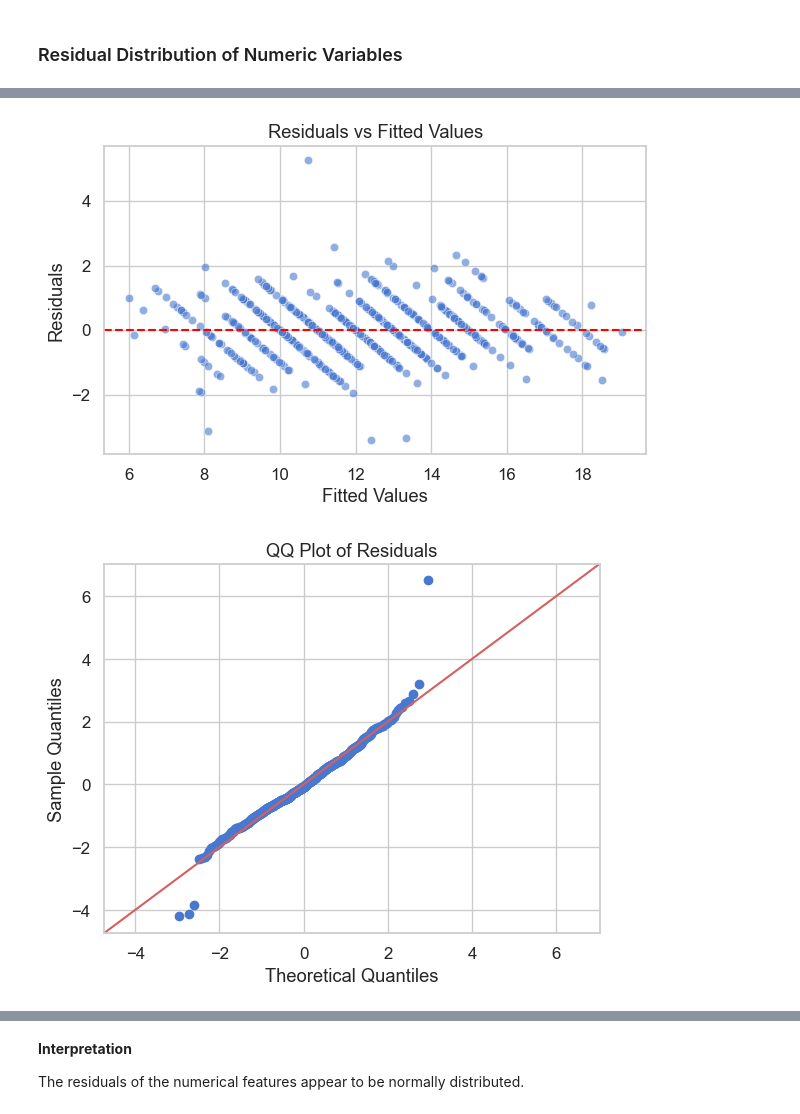
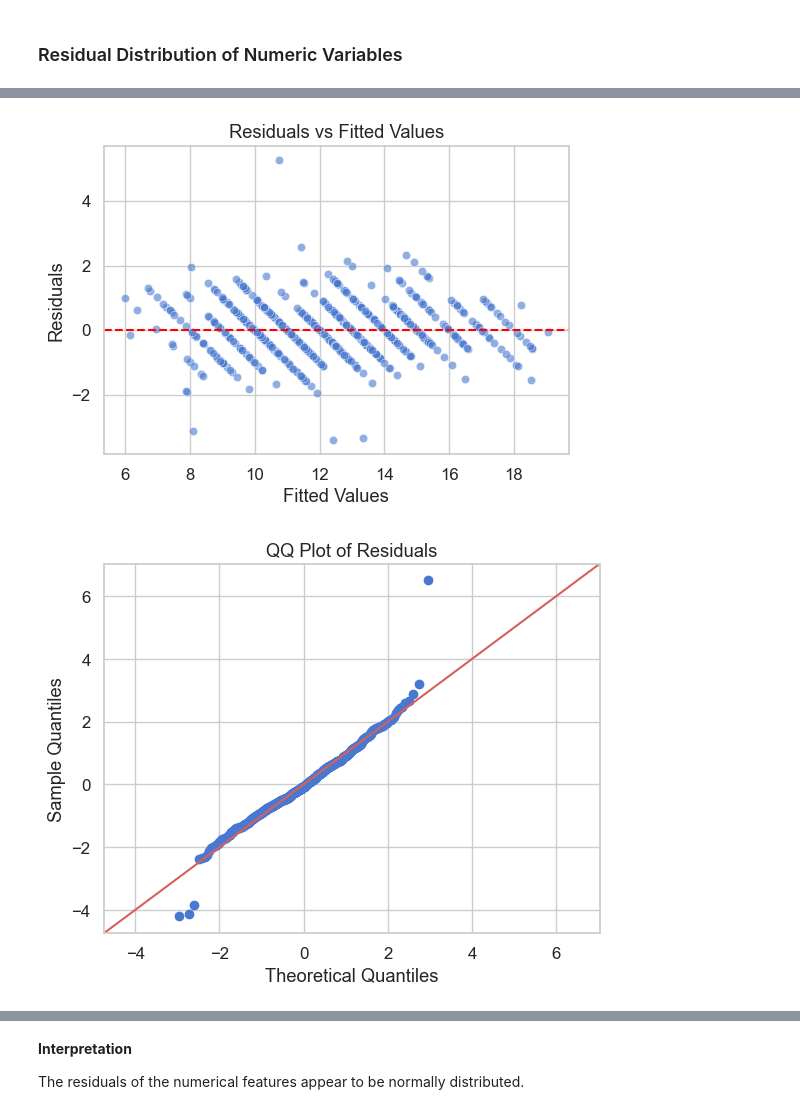
Before and after one commit to seanmcgowanx/aai-500-final-project-team-5, a Jupyter notebook: notebooks/main.ipynb, the cells around one changed output, grey strips where cells are left out. Saved outputs shown, nothing was run; the diff lists cells and outputs as text; code cells hidden in the pictures.

```diff
--- a/notebooks/main.ipynb
+++ b/notebooks/main.ipynb
@@ -831,7 +831,7 @@ print(prelim_model.summary())
 
 # Residual Plots
 
-plt.figure(figsize=(7,4))
+plt.figure(figsize=(6,4))
 sns.scatterplot(x=fitted, y=residuals, alpha=0.6)
 plt.axhline(0, color='red', linestyle='--')
 plt.xlabel("Fitted Values")
@@ -865,14 +865,14 @@ Time:                        15:13:07   Log-Likelihood:                -763.79
 No. Observations:                 633   AIC:                             1612.
 Df Residuals:                     591   BIC:                             1799.
 Df Model:                          41
 Covariance Type:            nonrobust
 =====================================================================================
 ... (49 lines left out)
 ==============================================================================
 
 Notes:
 [1] Standard Errors assume that the covariance matrix of the errors is correctly specified.
-[figure, old version]
+[figure, new version]
 [figure]
 [figure]
 # %% [markdown]
```
Also changed, not shown: parts of 7 cells of this notebook, 49 other files.
